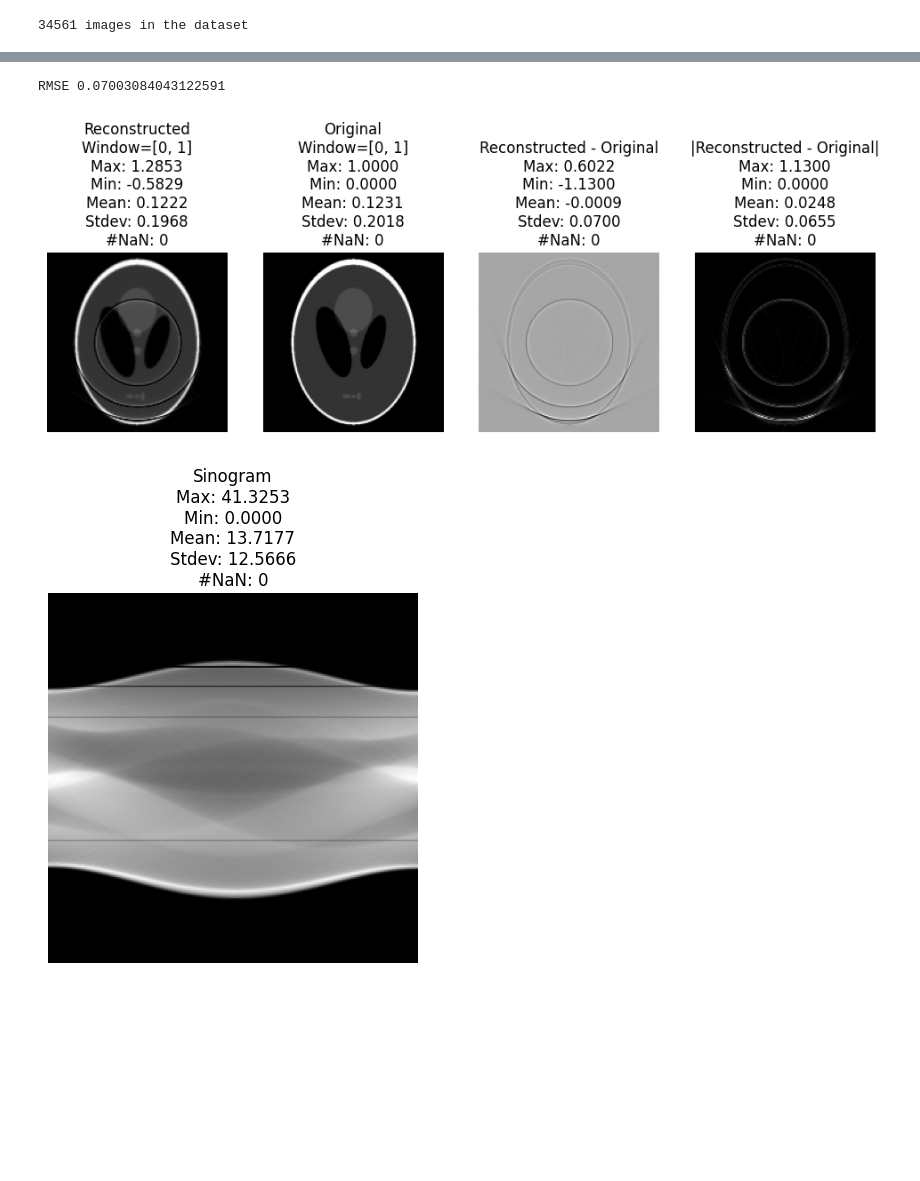
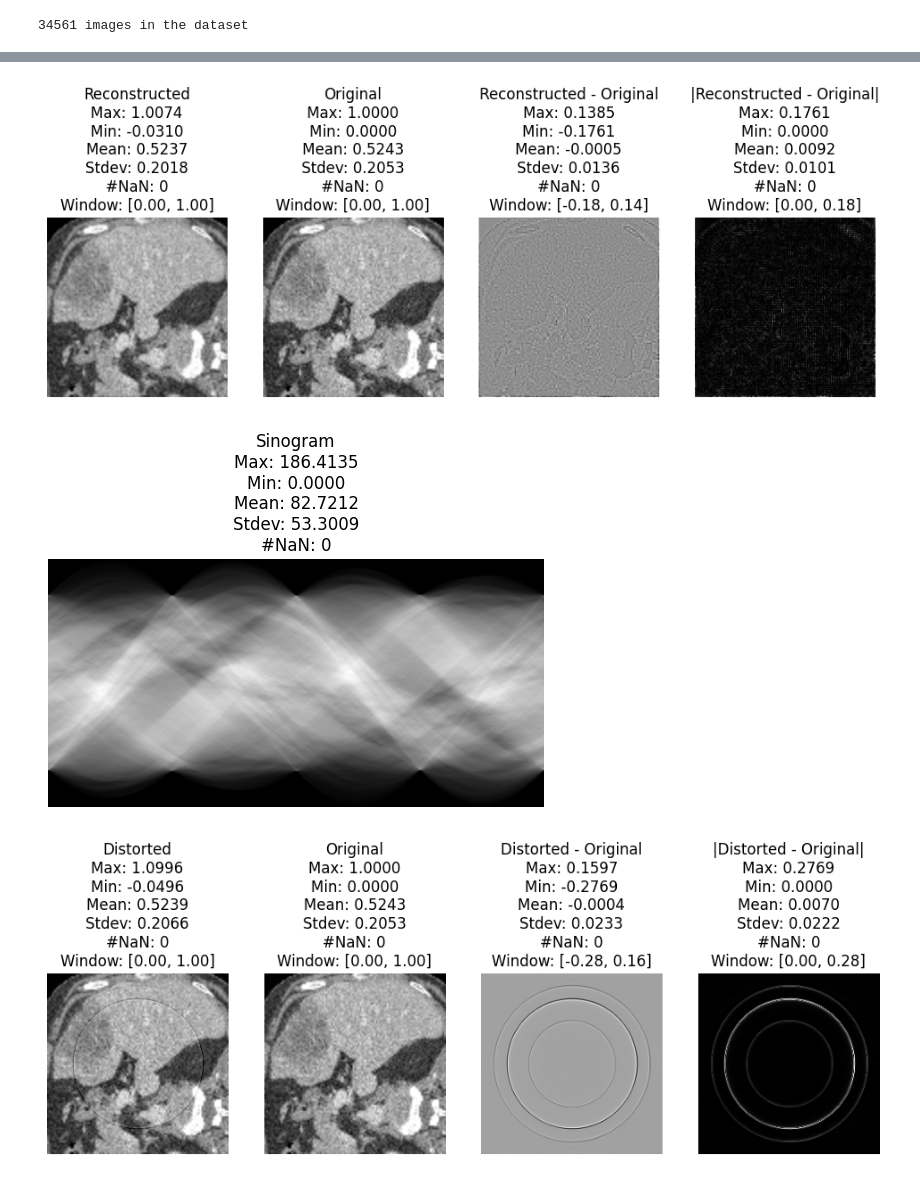
Before and after one commit to JustinCheung168/domain-adaptation-ct, a Jupyter notebook: ct_projection_proto.ipynb, the cells around one changed output, grey strips where cells are left out. Drawn from its saved outputs; the diff is of its cells as text; code cells hidden in the pictures; blank space fills up the shorter version.

```diff
--- a/ct_projection_proto.ipynb
+++ b/ct_projection_proto.ipynb
@@ -75,7 +74,12 @@ from src.preprocess.ct.padder import Padder
 from src.preprocess.ct.projector import Projector, KernelType
 from src.visualize.imshow_gray import ImShowGray
 # %%
-dataset = OrganAMNIST(split="train", size=224, download=True)
+MEDMNIST_LOCAL_DIR = "/content/drive/MyDrive/data/.medmnist"
+split = "train"
+if os.path.exists(MEDMNIST_LOCAL_DIR):
+  dataset = OrganAMNIST(split=split, size=224, root=MEDMNIST_LOCAL_DIR)
+else:
+  dataset = OrganAMNIST(split=split, size=224, download=True)
 print(len(dataset), "images in the dataset")
 # %% [output]
 34561 images in the dataset
@@ -118,31 +112,48 @@ plt.show()
 # %%
-# img = np.asarray(dataset[0][0]) # OrganAMnist sample
-img = resize(shepp_logan_phantom(), (160, 160)) # Shepp-Logan phantom
+img = np.asarray(dataset[0][0]) # OrganAMnist sample
+# img = resize(shepp_logan_phantom(), (224, 224)) # Shepp-Logan phantom
+
+# Normalize the image to range [0, 1]
+img = (img - np.min(img)) / (np.max(img) - np.min(img))
 
 # Pad the image so that when it is rotated during forward projection, no data is lost.
 padder = Padder(pad_sz=Padder.calculate_diagonal_length(img.shape))
 img_pad = padder.pad(img)
 
-num_projections = max(img_pad.shape)
-# num_projections = 480
-theta = np.linspace(0., 180., num=num_projections, endpoint=False)
+num_projections = max(img_pad.shape)*2
+# theta = np.linspace(0., 180., num=num_projections, endpoint=False)
+# Seem to need 360 degree scanning to produce the full ring artifact instead of just half a ring. Need to understand why full ring artifact appears in practice.
+theta = np.linspace(0., 360., num=num_projections, endpoint=False)
 
 sinogram = radon(img_pad, theta=theta)
 
 corruptor = SinogramCorruptor()
-sinogram = corruptor.create_multiplicative_ring_artifact(sinogram, detectors=[sinogram.shape[0]//3, 2*sinogram.shape[0]//3, sinogram.shape[0]//4, sinogram.shape[0]//5], factors=[0.8, 0.8, 0.5, 0.0])
-# sinogram = corruptor.create_multiplicative_streak_artifact(sinogram, views=[sinogram.shape[1]//3], factors=[0.0])
+sinogram_corrupt = corruptor.create_multiplicative_ring_artifact(sinogram, detectors=[sinogram.shape[0]//3, sinogram.shape[0]//4, sinogram.shape[0]//5], factors=[0.98, 0.9, 0.95])
+# sinogram_corrupt = corruptor.create_multiplicative_streak_artifact(sinogram, views=[sinogram.shape[1]//3, sinogram.shape[1]//3 + 1])
 
 img_recon_pad = iradon(sinogram, theta=theta, filter_name='ramp')
+img_recon_pad_corrupt = iradon(sinogram_corrupt, theta=theta, filter_name='ramp')
 # img_recon_pad = iradon_sart(sinogram, theta=theta, image=None)
 
 img_recon = padder.unpad(img_recon_pad)
+img_recon_corrupt = padder.unpad(img_recon_pad_corrupt)
 
-# ImShowGray.imshow(img_pad, title="Padded image", title_stats=True)
-ImShowGray.imshow_diff(img_recon, img, titles=("Reconstructed","Original"), title_stats=True, window=[0, 1])
-print("RMSE", np.sqrt(np.mean((img_recon - img)**2)))
-ImShowGray.imshow(sinogram, title="Sinogram", title_stats=True)
+# To keep the corruption without having the reconstruction error,
+# take difference between reconstructed image with and without corruption
+# to derive an image of just the corruption.
+# Then, add this corruption back to the original image.
+corruption = img_recon_corrupt - img_recon
+img_corrupt = img + corruption
+
+ImShowGray.imshow_diff(img_recon, img, titles=("Reconstructed","Original"), title_stats=True, title_window=True, window=[0, 1])
+_ = ImShowGray.imshow(sinogram, title="Sinogram", title_stats=True)
+
+ImShowGray.imshow_diff(img_corrupt, img, titles=("Distorted","Original"), title_stats=True, title_window=True, window=[0, 1])
+_ = ImShowGray.imshow(sinogram_corrupt, title="Distorted Sinogram", title_stats=True)
+
+ImShowGray.imshow_diff(img_recon_corrupt, img, titles=("Distorted","Original"), title_stats=True, title_window=True, window=[0, 1])
+_ = ImShowGray.imshow(sinogram_corrupt, title="Distorted Sinogram", title_stats=True)
 # %% [output]
-RMSE 0.07003084043122591
-[figure, old version]
+[figure, new version]
-[figure, old version]
+[figure, new version]
+[figure, added]
```
Also changed, not shown: parts of 7 cells of this notebook.
